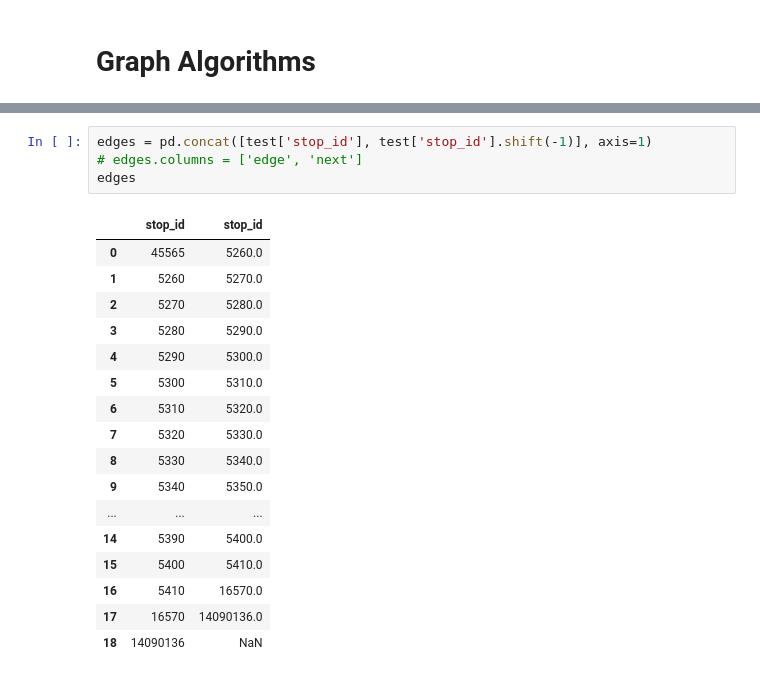
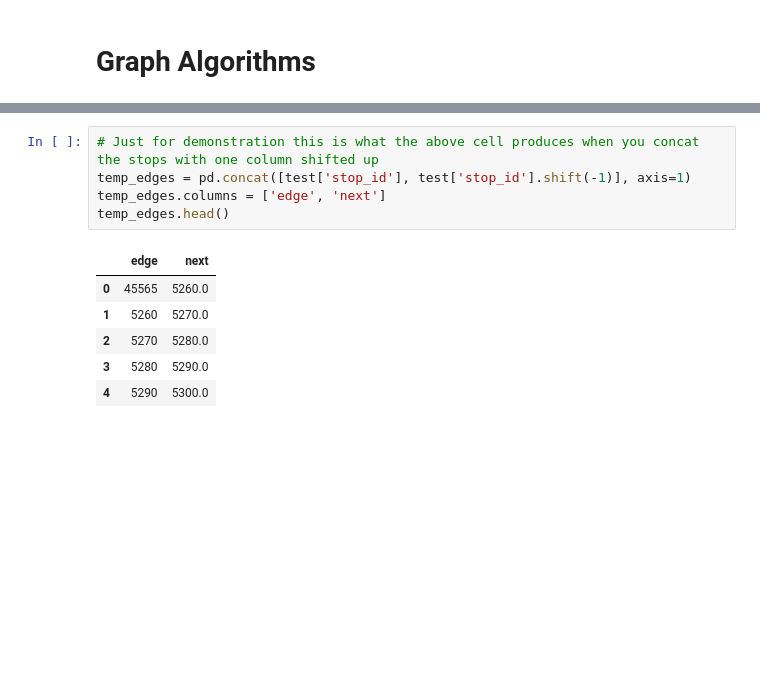
Before and after one commit to B33Boy/Traffic_Exploration, a Jupyter notebook: Bus Trip Planner.ipynb, the cells around one changed output, grey strips where cells are left out. Drawn from its saved outputs; the diff is of its cells as text; blank space fills up the shorter version.

```diff
--- a/Bus Trip Planner.ipynb
+++ b/Bus Trip Planner.ipynb
@@ -301,22 +306,12 @@ graph
 # %%
-edges = pd.concat([test['stop_id'], test['stop_id'].shift(-1)], axis=1)
-# edges.columns = ['edge', 'next']
-edges
+# Just for demonstration this is what the above cell produces when you concat the stops with one column shifted up
+temp_edges = pd.concat([test['stop_id'], test['stop_id'].shift(-1)], axis=1)
+temp_edges.columns = ['edge', 'next']
+temp_edges.head()
 # %% [output]
-|  | stop_id | stop_id |
+|  | edge | next |
 | 0 | 45565 | 5260.0 |
 | 1 | 5260 | 5270.0 |
 | 2 | 5270 | 5280.0 |
 | 3 | 5280 | 5290.0 |
 | 4 | 5290 | 5300.0 |
-| 5 | 5300 | 5310.0 |
-| 6 | 5310 | 5320.0 |
-| 7 | 5320 | 5330.0 |
-| 8 | 5330 | 5340.0 |
-| 9 | 5340 | 5350.0 |
-| ... | ... | ... |
-| 14 | 5390 | 5400.0 |
-| 15 | 5400 | 5410.0 |
-| 16 | 5410 | 16570.0 |
-| 17 | 16570 | 14090136.0 |
-| 18 | 14090136 | NaN |
```
Also changed, not shown: parts of 3 cells of this notebook.
